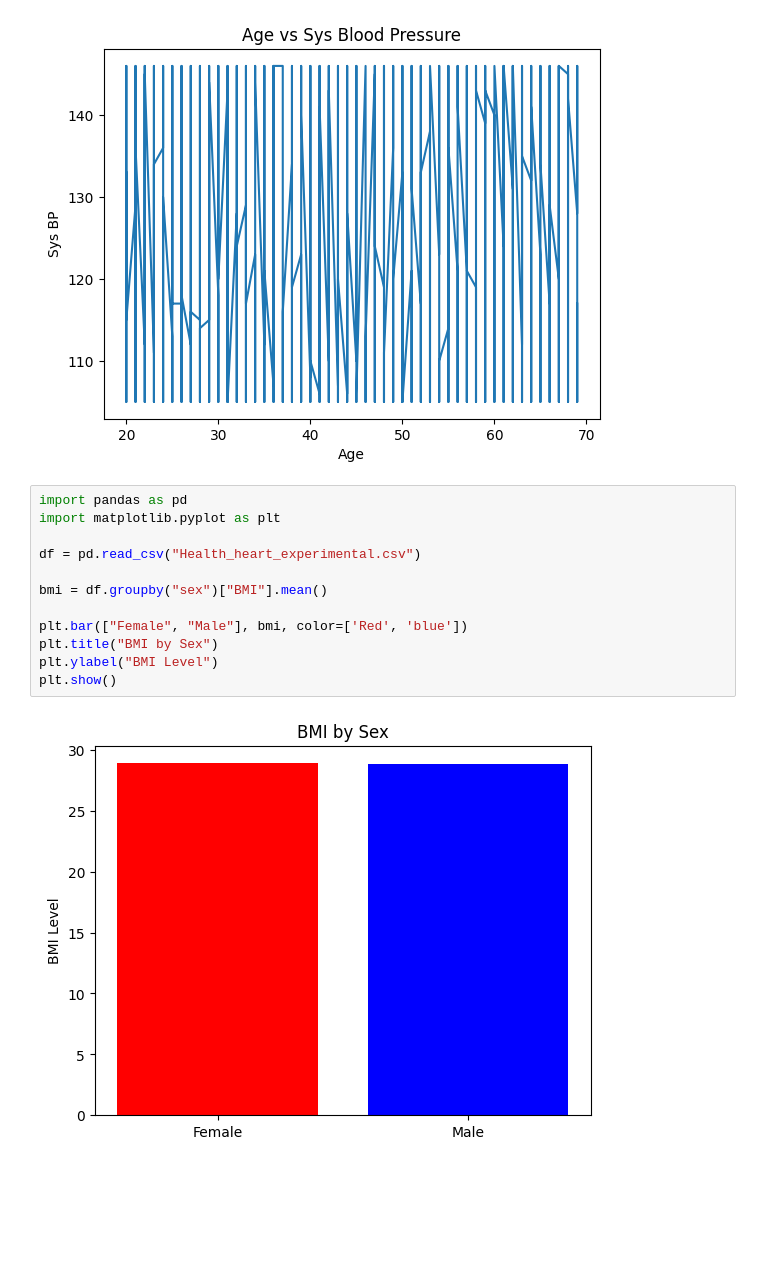
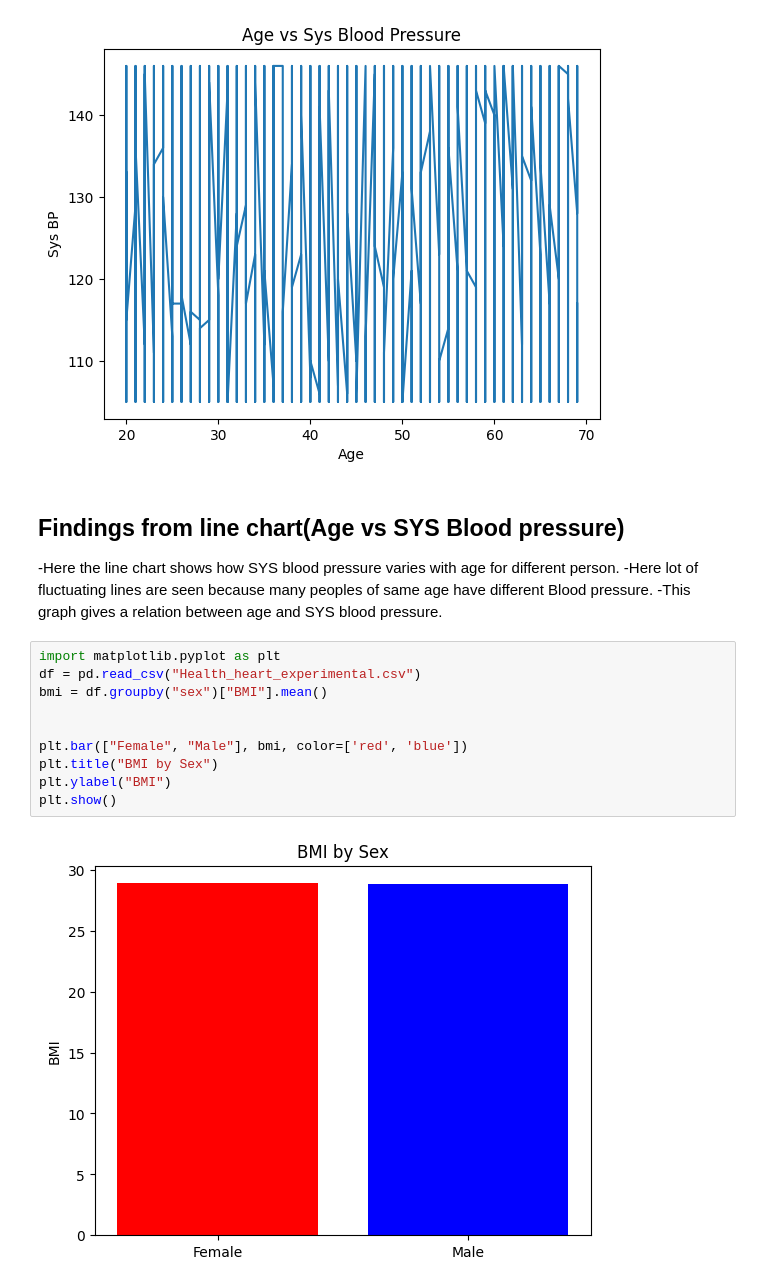
Before and after one commit to AaryanThapa/FOD_Project, a Jupyter notebook: asssignment.ipynb, the cells around one changed output. Drawn from its saved outputs; the diff is of its cells as text; blank space fills up the shorter version.

```diff
--- a/asssignment.ipynb
+++ b/asssignment.ipynb
@@ -18,18 +13,21 @@ plt.title("Age vs Sys Blood Pressure")
 plt.show()
 # %% [output]
 [figure]
+# %% [markdown]
+## Findings from line chart(Age vs SYS Blood pressure)
+-Here the line chart shows how SYS blood pressure varies with age for different person.
+-Here lot of fluctuating lines are seen because many peoples of same age have different Blood pressure.
+-This graph gives a relation between age and SYS blood pressure.
 # %%
-import pandas as pd
 import matplotlib.pyplot as plt
-
 df = pd.read_csv("Health_heart_experimental.csv")
-
 bmi = df.groupby("sex")["BMI"].mean()
 
-plt.bar(["Female", "Male"], bmi, color=['Red', 'blue'])
+
+plt.bar(["Female", "Male"], bmi, color=['red', 'blue'])
 plt.title("BMI by Sex")
-plt.ylabel("BMI Level")
+plt.ylabel("BMI")
 plt.show()
 # %% [output]
-[figure, old version]
+[figure, new version]
 # %% [markdown]
```
Also changed, not shown: parts of 10 cells of this notebook.
